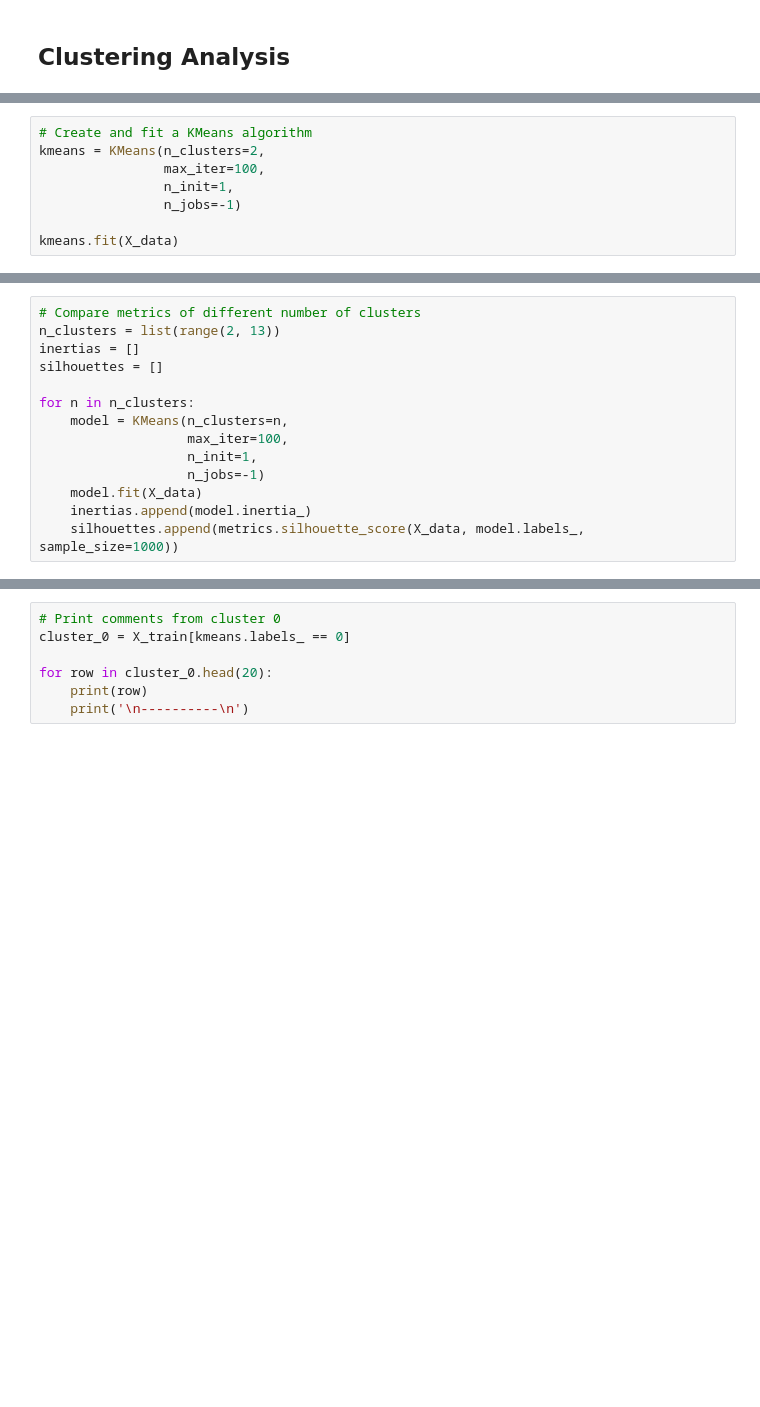
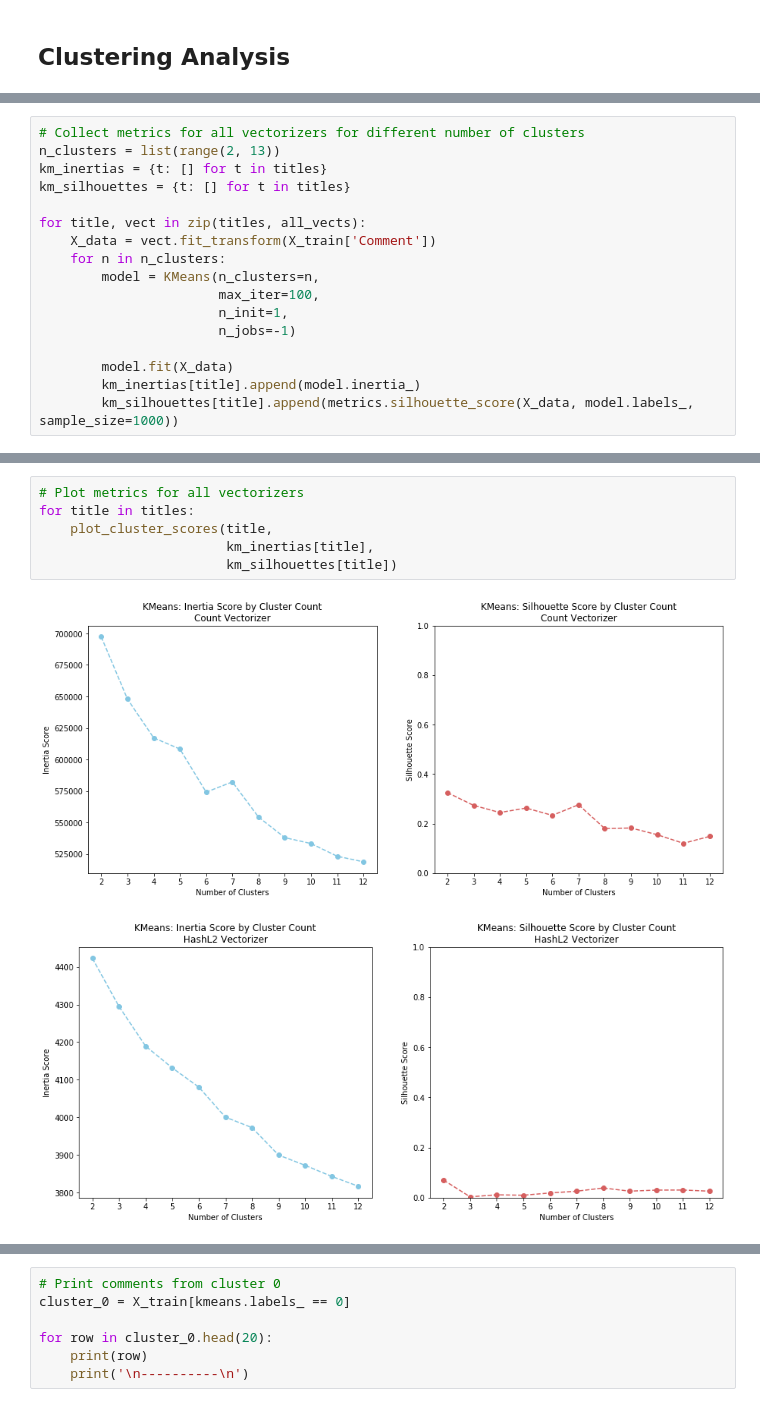
Before and after one commit to Data-Science-for-Conservation/WOTUS_Revision, a Jupyter notebook: WOTUS_analysis.ipynb, the cells around one changed output, grey strips where cells are left out. Saved outputs shown, nothing was run; the diff lists cells and outputs as text; blank space fills up the shorter version.

Commit message:
feat: re-factor and re-run all vectorizers for clustering

```diff
--- a/WOTUS_analysis.ipynb
+++ b/WOTUS_analysis.ipynb
@@ -735,8 +719,0 @@ all_km_pipes = [km_count_pipe, km_hashl2_pipe, km_hashtfidf_pipe, km_tfidf_pipe]
-# %%
-# Create and fit a KMeans algorithm
-kmeans = KMeans(n_clusters=2,
-                max_iter=100,
-                n_init=1,
-                n_jobs=-1)
-
-kmeans.fit(X_data)
@@ -756,14 +720,17 @@ Silhouette Coefficient: 0.262
 # %%
-# Compare metrics of different number of clusters
+# Collect metrics for all vectorizers for different number of clusters
 n_clusters = list(range(2, 13))
-inertias = []
-silhouettes = []
+km_inertias = {t: [] for t in titles}
+km_silhouettes = {t: [] for t in titles}
 
-for n in n_clusters:
-    model = KMeans(n_clusters=n,
-                   max_iter=100,
-                   n_init=1,
-                   n_jobs=-1)
-    model.fit(X_data)
-    inertias.append(model.inertia_)
-    silhouettes.append(metrics.silhouette_score(X_data, model.labels_, sample_size=1000))
+for title, vect in zip(titles, all_vects):
+    X_data = vect.fit_transform(X_train['Comment'])
+    for n in n_clusters:
+        model = KMeans(n_clusters=n,
+                       max_iter=100,
+                       n_init=1,
+                       n_jobs=-1)
+
+        model.fit(X_data)
+        km_inertias[title].append(model.inertia_)
+        km_silhouettes[title].append(metrics.silhouette_score(X_data, model.labels_, sample_size=1000))
@@ -801,0 +774,9 @@ plt.savefig('./Figures/KMeans_{}_Inertia-Silhouette.png'
+# %%
+# Plot metrics for all vectorizers
+for title in titles:
+    plot_cluster_scores(title,
+                        km_inertias[title],
+                        km_silhouettes[title])
+# %% [output]
+[figure, added]
+[figure, added]
```
Also changed, not shown: parts of 14 cells of this notebook, 14 other files.
